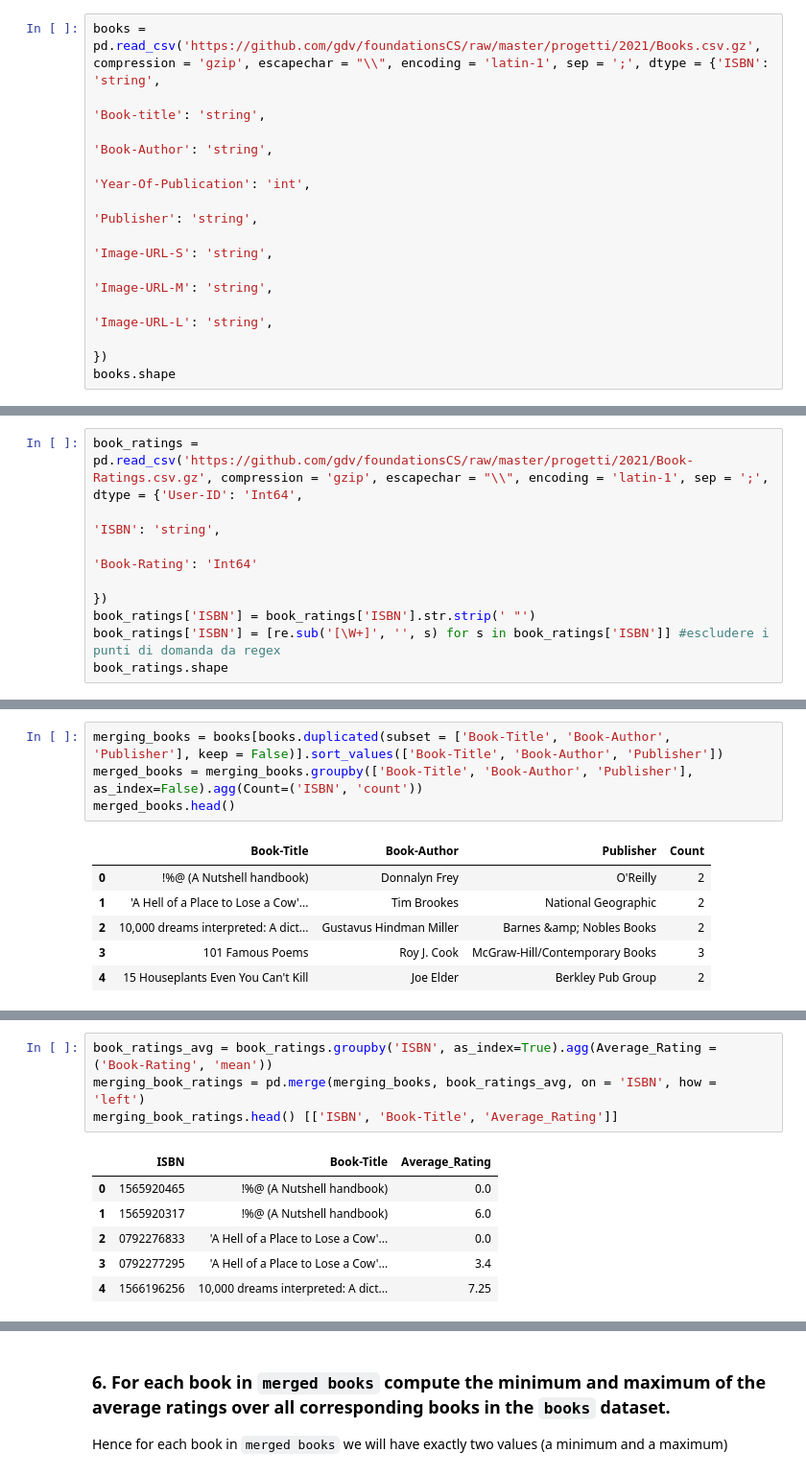
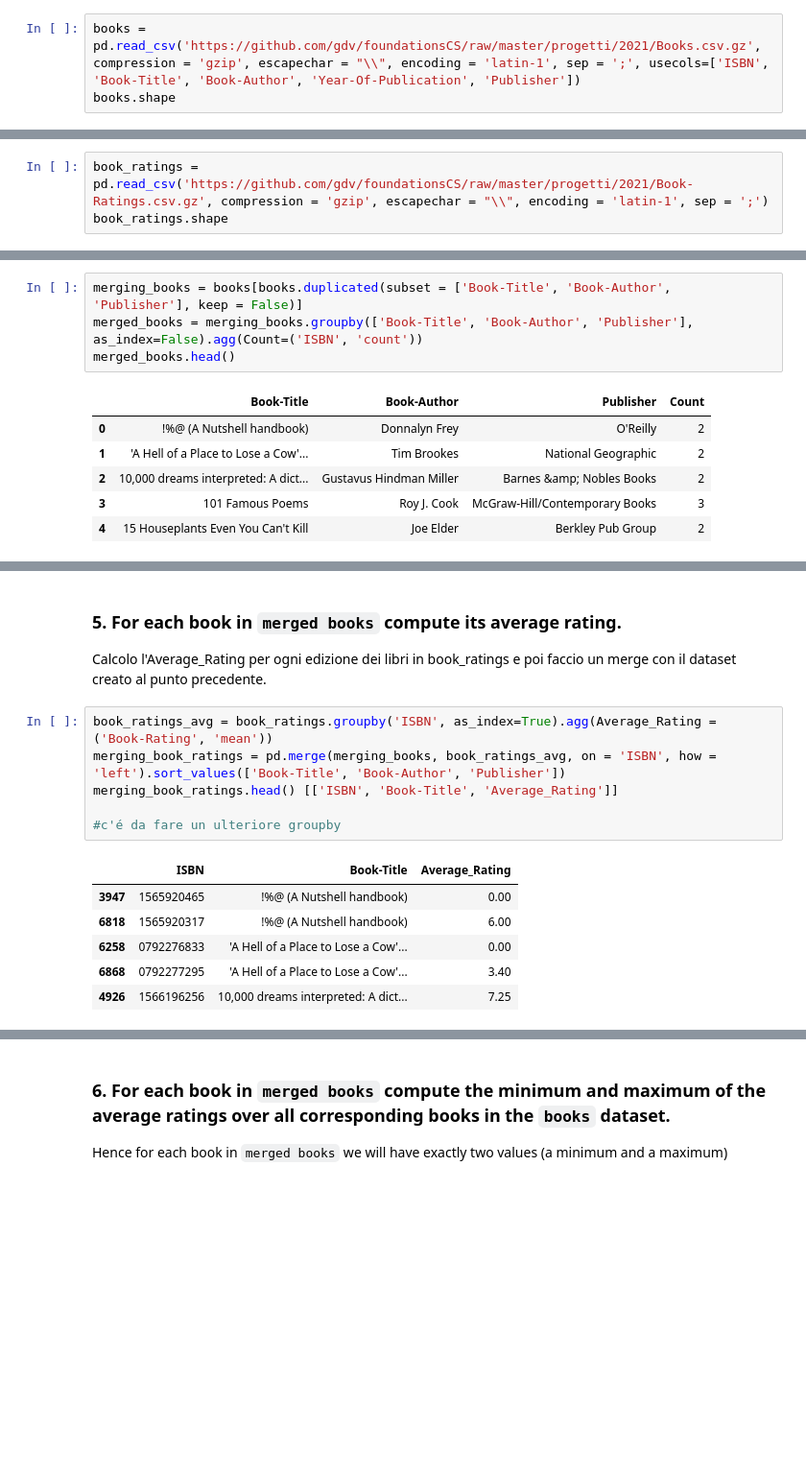
Before and after one commit to gianscuri/Computer_Science_Project_Pandas, a Jupyter notebook: progetto-2021.ipynb, the cells around one changed output, grey strips where cells are left out. Shown: that part at 96% size. Cells and saved outputs as stored; diff of their text form; blank space fills up the shorter version.

```diff
--- a/progetto-2021.ipynb
+++ b/progetto-2021.ipynb
@@ -35,14 +30,6 @@ users.shape
 # %% [output]
 (278858, 3)
 # %%
-books = pd.read_csv('https://github.com/gdv/foundationsCS/raw/master/progetti/2021/Books.csv.gz', compression = 'gzip', escapechar = "\\", encoding = 'latin-1', sep = ';', dtype = {'ISBN': 'string',
-                                                                                                                                                                                  'Book-title': 'string',
-                                                                                                                                                                                  'Book-Author': 'string',
-                                                                                                                                                                                  'Year-Of-Publication': 'int',
-                                                                                                                                                                                  'Publisher': 'string',
-                                                                                                                                                                                  'Image-URL-S': 'string',
-                                                                                                                                                                                  'Image-URL-M': 'string',
-                                                                                                                                                                                  'Image-URL-L': 'string',
-                                                                                                                                                                                 })
+books = pd.read_csv('https://github.com/gdv/foundationsCS/raw/master/progetti/2021/Books.csv.gz', compression = 'gzip', escapechar = "\\", encoding = 'latin-1', sep = ';', usecols=['ISBN', 'Book-Title', 'Book-Author', 'Year-Of-Publication', 'Publisher'])
 books.shape
 # %% [output]
@@ -50,10 +42,5 @@ books.shape
 # %%
-book_ratings = pd.read_csv('https://github.com/gdv/foundationsCS/raw/master/progetti/2021/Book-Ratings.csv.gz', compression = 'gzip', escapechar = "\\", encoding = 'latin-1', sep = ';', dtype = {'User-ID': 'Int64',
-                                                                                                                                                                                 'ISBN': 'string',
-                                                                                                                                                                                 'Book-Rating': 'Int64'
-                                                                                                                                                                                })
-book_ratings['ISBN'] = book_ratings['ISBN'].str.strip(' "')
-book_ratings['ISBN'] = [re.sub('[\W+]', '', s) for s in book_ratings['ISBN']] #escludere i punti di domanda da regex
+book_ratings = pd.read_csv('https://github.com/gdv/foundationsCS/raw/master/progetti/2021/Book-Ratings.csv.gz', compression = 'gzip', escapechar = "\\", encoding = 'latin-1', sep = ';')
 book_ratings.shape
 # %% [output]
 (1149780, 3)
@@ -135,5 +182,5 @@ goodbooks[['isbn', 'original_title', 'average_rating']].head()
 # %%
-merging_books = books[books.duplicated(subset = ['Book-Title', 'Book-Author', 'Publisher'], keep = False)].sort_values(['Book-Title', 'Book-Author', 'Publisher'])
+merging_books = books[books.duplicated(subset = ['Book-Title', 'Book-Author', 'Publisher'], keep = False)]
 merged_books = merging_books.groupby(['Book-Title', 'Book-Author', 'Publisher'], as_index=False).agg(Count=('ISBN', 'count'))
 merged_books.head()
 # %% [output]
@@ -154,11 +193,17 @@ The average is computed considering all books in `books` that have been merged.
+# %% [markdown]
+### 5. For each book in `merged books` compute its average rating.
+
+Calcolo l'Average_Rating per ogni edizione dei libri in book_ratings e poi faccio un merge con il dataset creato al punto precedente.
 # %%
 book_ratings_avg = book_ratings.groupby('ISBN', as_index=True).agg(Average_Rating = ('Book-Rating', 'mean'))
-merging_book_ratings = pd.merge(merging_books, book_ratings_avg, on = 'ISBN', how = 'left')
+merging_book_ratings = pd.merge(merging_books, book_ratings_avg, on = 'ISBN', how = 'left').sort_values(['Book-Title', 'Book-Author', 'Publisher'])
 merging_book_ratings.head() [['ISBN', 'Book-Title', 'Average_Rating']]
+
+#c'é da fare un ulteriore groupby
 # %% [output]
 |  | ISBN | Book-Title | Average_Rating |
-| 0 | 1565920465 | !%@ (A Nutshell handbook) | 0.0 |
-| 1 | 1565920317 | !%@ (A Nutshell handbook) | 6.0 |
-| 2 | 0792276833 | 'A Hell of a Place to Lose a Cow'... | 0.0 |
-| 3 | 0792277295 | 'A Hell of a Place to Lose a Cow'... | 3.4 |
-| 4 | 1566196256 | 10,000 dreams interpreted: A dict... | 7.25 |
+| 3947 | 1565920465 | !%@ (A Nutshell handbook) | 0.00 |
+| 6818 | 1565920317 | !%@ (A Nutshell handbook) | 6.00 |
+| 6258 | 0792276833 | 'A Hell of a Place to Lose a Cow'... | 0.00 |
+| 6868 | 0792277295 | 'A Hell of a Place to Lose a Cow'... | 3.40 |
+| 4926 | 1566196256 | 10,000 dreams interpreted: A dict... | 7.25 |
```
Also changed, not shown: parts of 35 cells of this notebook.
